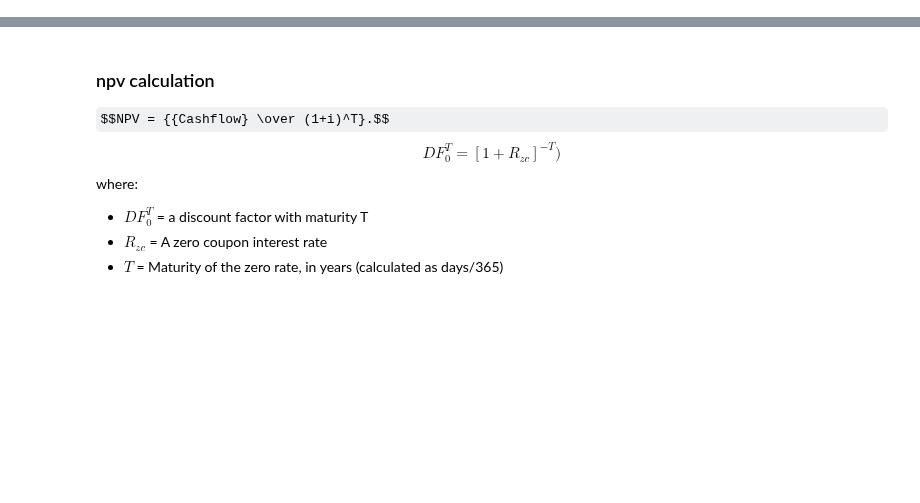
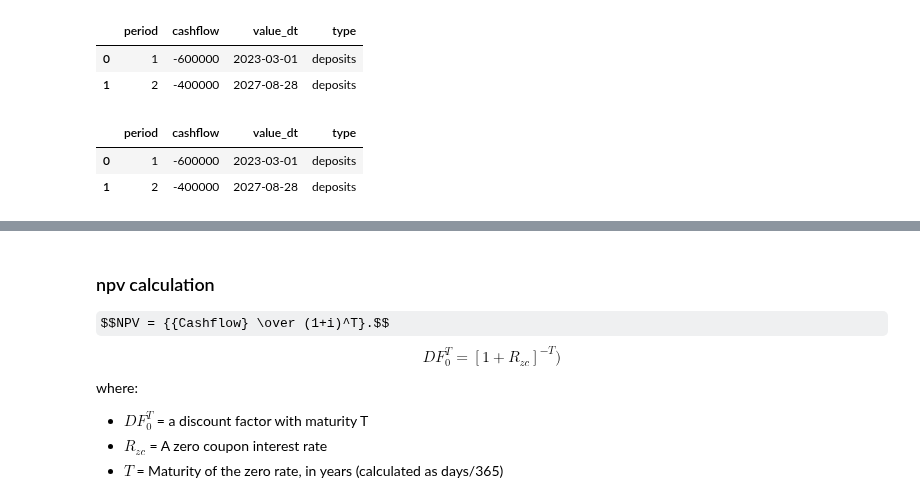
Before and after one commit to Merijn68/rl-alm, a Jupyter notebook: notebooks/replicating_non_maturing_deposits.ipynb, the cells around one changed output, grey strips where cells are left out. Cells and saved outputs as stored; diff of their text form; code cells hidden in the pictures; some formulas as TeX source; blank space fills up the shorter version.

```diff
--- a/notebooks/replicating_non_maturing_deposits.ipynb
+++ b/notebooks/replicating_non_maturing_deposits.ipynb
@@ -70,2 +34,15 @@ bankmodel.df_mortgages.head()
+# %%
+
+bankmodel.generate_nonmaturing_deposits(principal = 1000000, core = 0.4, maturity = 54)
+# %% [output]
+|  | period | cashflow | value_dt | type |
+| 0 | 1 | -600000 | 2023-03-01 | deposits |
+| 1 | 2 | -400000 | 2027-08-28 | deposits |
+# %%
+bankmodel.df_cashflows
+# %% [output]
+|  | period | cashflow | value_dt | type |
+| 0 | 1 | -600000 | 2023-03-01 | deposits |
+| 1 | 2 | -400000 | 2027-08-28 | deposits |
 # %%
 bankmodel.plot_contracts();
```
Also changed, not shown: parts of 14 cells of this notebook, 12 other files.
